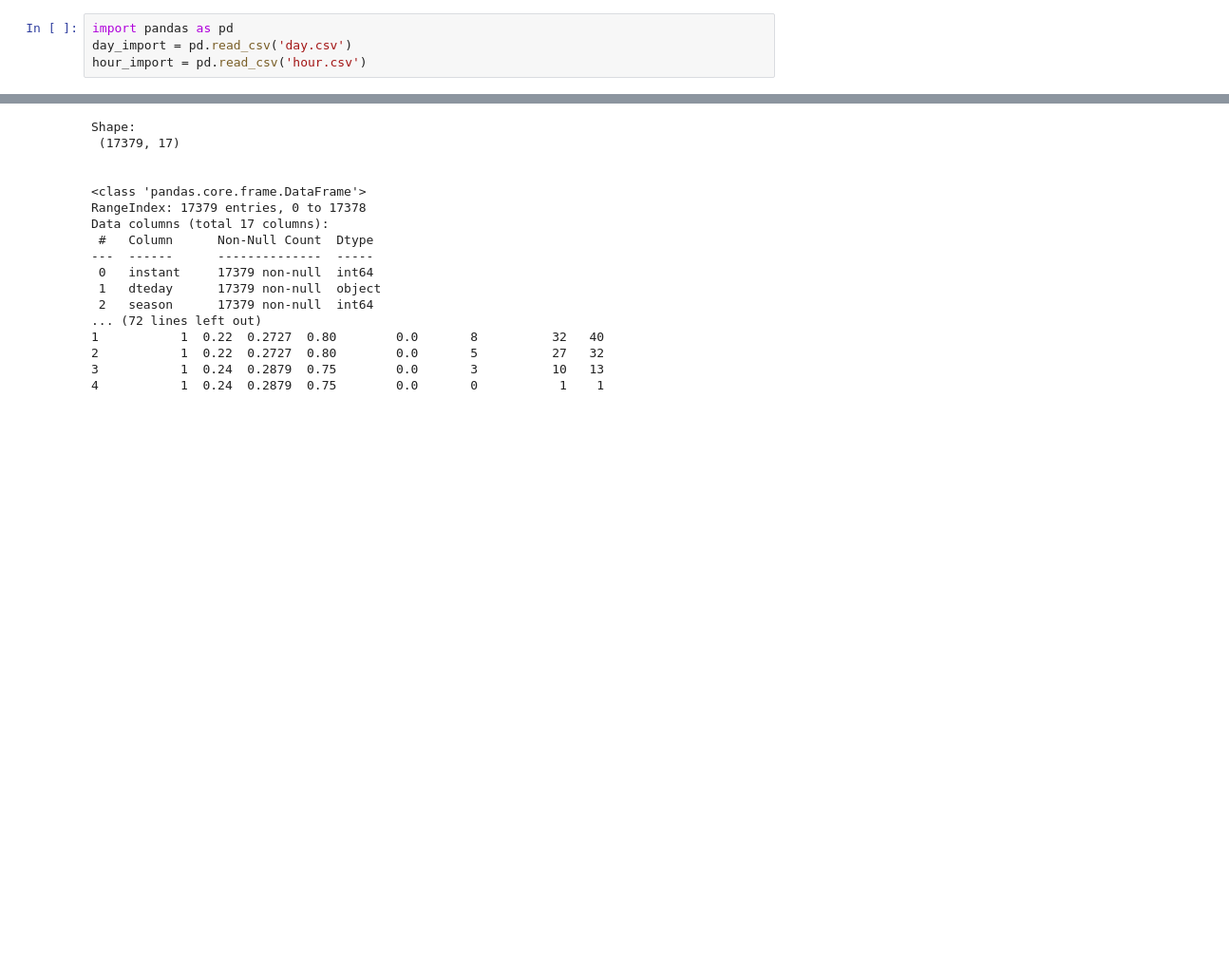
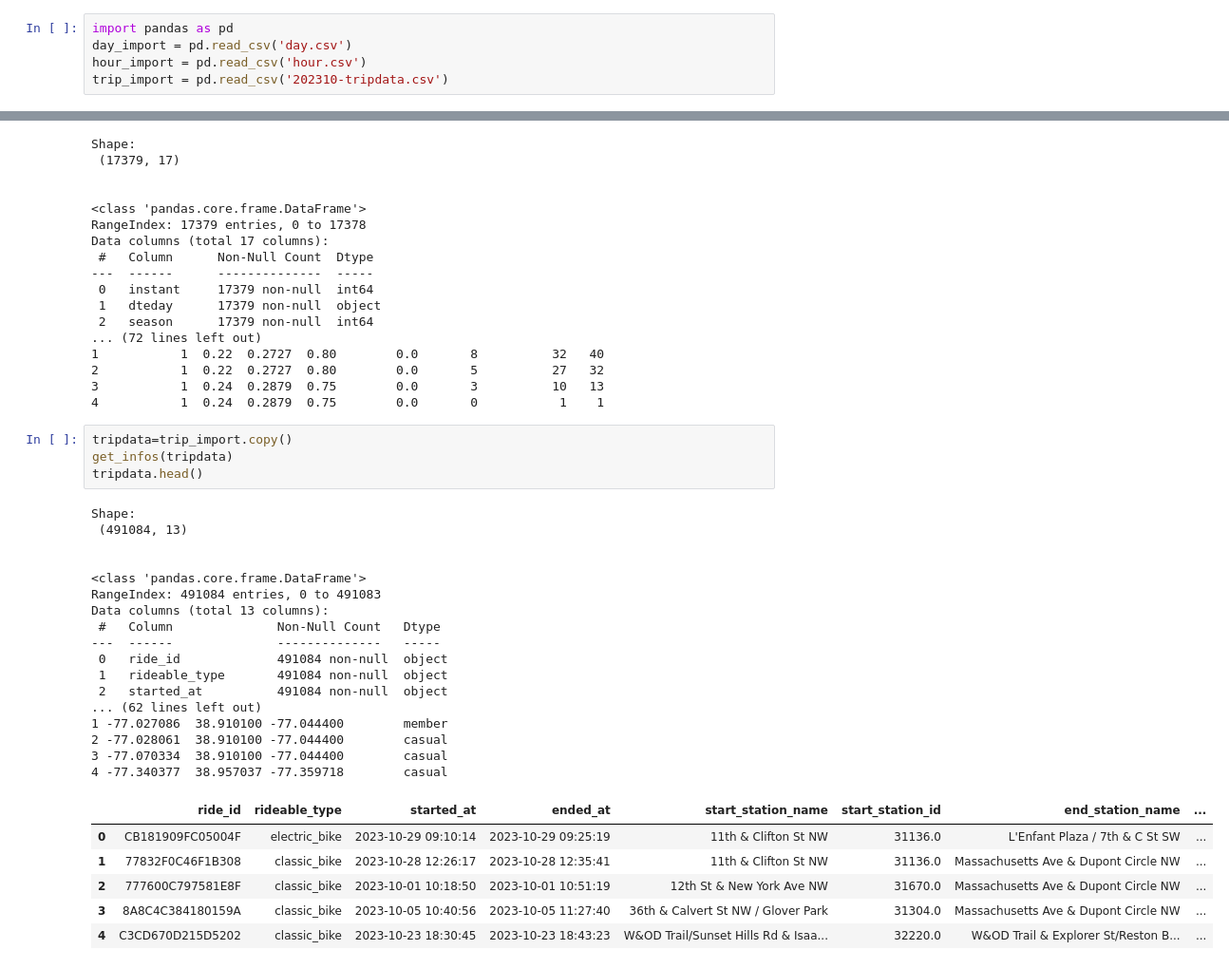
Before and after one commit to ZsuzsaMano/Machine-learning, a Jupyter notebook: bikes_info.ipynb, the cells around one changed output, grey strips where cells are left out. Shown: that part at 95% size. Drawn from its saved outputs; the diff is of its cells as text; blank space fills up the shorter version.

```diff
--- a/bikes_info.ipynb
+++ b/bikes_info.ipynb
@@ -2,6 +2,7 @@
 import pandas as pd
 day_import = pd.read_csv('day.csv')
 hour_import = pd.read_csv('hour.csv')
+trip_import = pd.read_csv('202310-tripdata.csv')
 # %%
 day=day_import.copy()
 
@@ -52,3 +53,31 @@ Data columns (total 17 columns):
 2           1  0.22  0.2727  0.80        0.0       5          27   32
 3           1  0.24  0.2879  0.75        0.0       3          10   13
 4           1  0.24  0.2879  0.75        0.0       0           1    1
+# %%
+tripdata=trip_import.copy()
+get_infos(tripdata)
+tripdata.head()
+# %% [output]
+Shape:
+ (491084, 13)
+
+
+<class 'pandas.core.frame.DataFrame'>
+RangeIndex: 491084 entries, 0 to 491083
+Data columns (total 13 columns):
+ #   Column              Non-Null Count   Dtype
+---  ------              --------------   -----
+ 0   ride_id             491084 non-null  object
+ 1   rideable_type       491084 non-null  object
+ 2   started_at          491084 non-null  object
+... (62 lines left out)
+1 -77.027086  38.910100 -77.044400        member
+2 -77.028061  38.910100 -77.044400        casual
+3 -77.070334  38.910100 -77.044400        casual
+4 -77.340377  38.957037 -77.359718        casual
+|  | ride_id | rideable_type | started_at | ended_at | start_station_name | start_station_id | end_station_name | ... |
+| 0 | CB181909FC05004F | electric_bike | 2023-10-29 09:10:14 | 2023-10-29 09:25:19 | 11th & Clifton St NW | 31136.0 | L'Enfant Plaza / 7th & C St SW | ... |
+| 1 | 77832F0C46F1B308 | classic_bike | 2023-10-28 12:26:17 | 2023-10-28 12:35:41 | 11th & Clifton St NW | 31136.0 | Massachusetts Ave & Dupont Circle NW | ... |
+| 2 | 777600C797581E8F | classic_bike | 2023-10-01 10:18:50 | 2023-10-01 10:51:19 | 12th St & New York Ave NW | 31670.0 | Massachusetts Ave & Dupont Circle NW | ... |
+| 3 | 8A8C4C384180159A | classic_bike | 2023-10-05 10:40:56 | 2023-10-05 11:27:40 | 36th & Calvert St NW / Glover Park | 31304.0 | Massachusetts Ave & Dupont Circle NW | ... |
+| 4 | C3CD670D215D5202 | classic_bike | 2023-10-23 18:30:45 | 2023-10-23 18:43:23 | W&OD Trail/Sunset Hills Rd & Isaa... | 32220.0 | W&OD Trail & Explorer St/Reston B... | ... |
```
Also changed, not shown: 2 other files.
